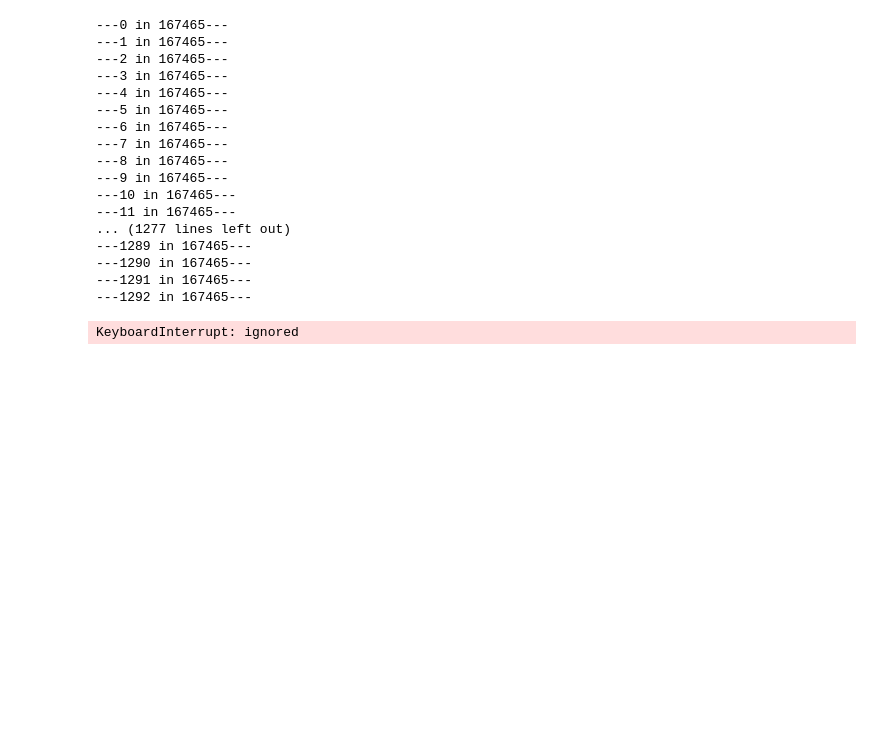
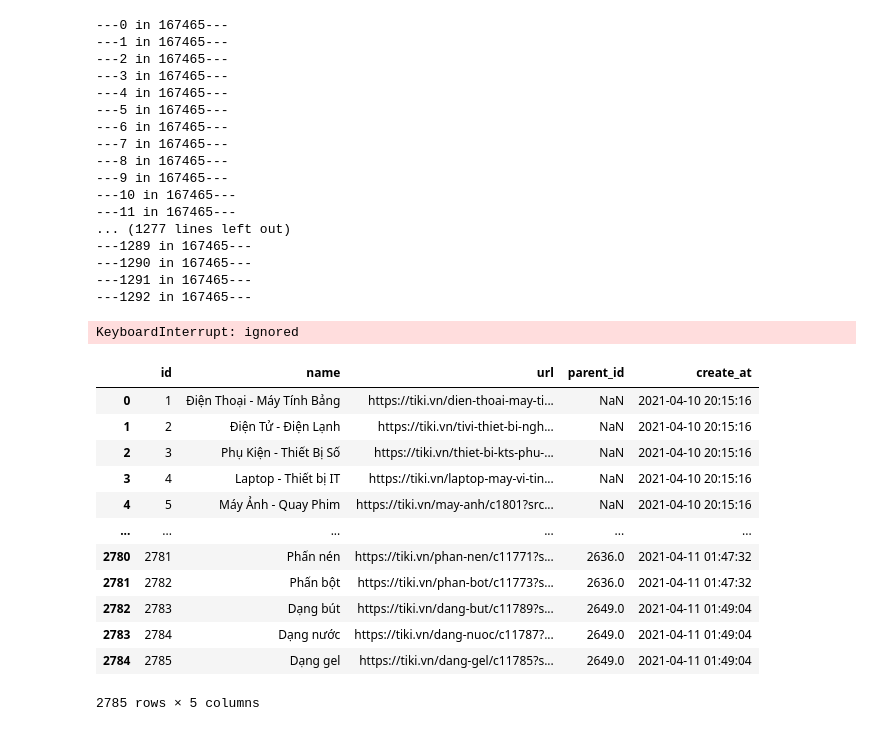
Before and after one commit to vvpcuong/Weekly_project-webscrapping, a Jupyter notebook: Full_scrape_tiki_Everything.ipynb, the cells around one changed output. Saved outputs shown, nothing was run; the diff lists cells and outputs as text; code cells hidden in the pictures; blank space fills up the shorter version.

```diff
--- a/Full_scrape_tiki_Everything.ipynb
+++ b/Full_scrape_tiki_Everything.ipynb
@@ -465,3 +465,19 @@ conn.commit()
 # import csv
 # data = select_query('SELECT category_id, SKU, name, url, image_url, price, discount, rating, review, tiki_now, free_ship, installment, free_gift, under_price, create_at  FROM Product')
 # data.to_csv('./data_0_100.csv',index = False)
+# %%
+select_query('SELECT * FROM categories')
+# %% [output]
+|  | id | name | url | parent_id | create_at |
+| 0 | 1 | Điện Thoại - Máy Tính Bảng | https://tiki.vn/dien-thoai-may-ti... | NaN | 2021-04-10 20:15:16 |
+| 1 | 2 | Điện Tử - Điện Lạnh | https://tiki.vn/tivi-thiet-bi-ngh... | NaN | 2021-04-10 20:15:16 |
+| 2 | 3 | Phụ Kiện - Thiết Bị Số | https://tiki.vn/thiet-bi-kts-phu-... | NaN | 2021-04-10 20:15:16 |
+| 3 | 4 | Laptop - Thiết bị IT | https://tiki.vn/laptop-may-vi-tin... | NaN | 2021-04-10 20:15:16 |
+| 4 | 5 | Máy Ảnh - Quay Phim | https://tiki.vn/may-anh/c1801?src... | NaN | 2021-04-10 20:15:16 |
+| ... | ... | ... | ... | ... | ... |
+| 2780 | 2781 | Phấn nén | https://tiki.vn/phan-nen/c11771?s... | 2636.0 | 2021-04-11 01:47:32 |
+| 2781 | 2782 | Phấn bột | https://tiki.vn/phan-bot/c11773?s... | 2636.0 | 2021-04-11 01:47:32 |
+| 2782 | 2783 | Dạng bút | https://tiki.vn/dang-but/c11789?s... | 2649.0 | 2021-04-11 01:49:04 |
+| 2783 | 2784 | Dạng nước | https://tiki.vn/dang-nuoc/c11787?... | 2649.0 | 2021-04-11 01:49:04 |
+| 2784 | 2785 | Dạng gel | https://tiki.vn/dang-gel/c11785?s... | 2649.0 | 2021-04-11 01:49:04 |
+2785 rows × 5 columns
```
Also changed, not shown: parts of 11 cells of this notebook, 1 other file.
